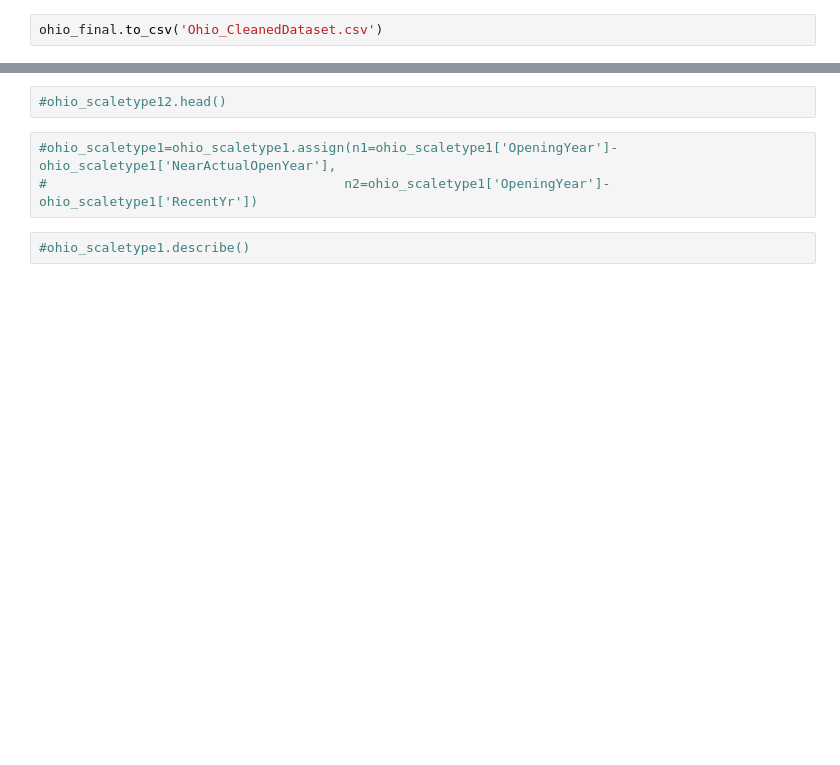
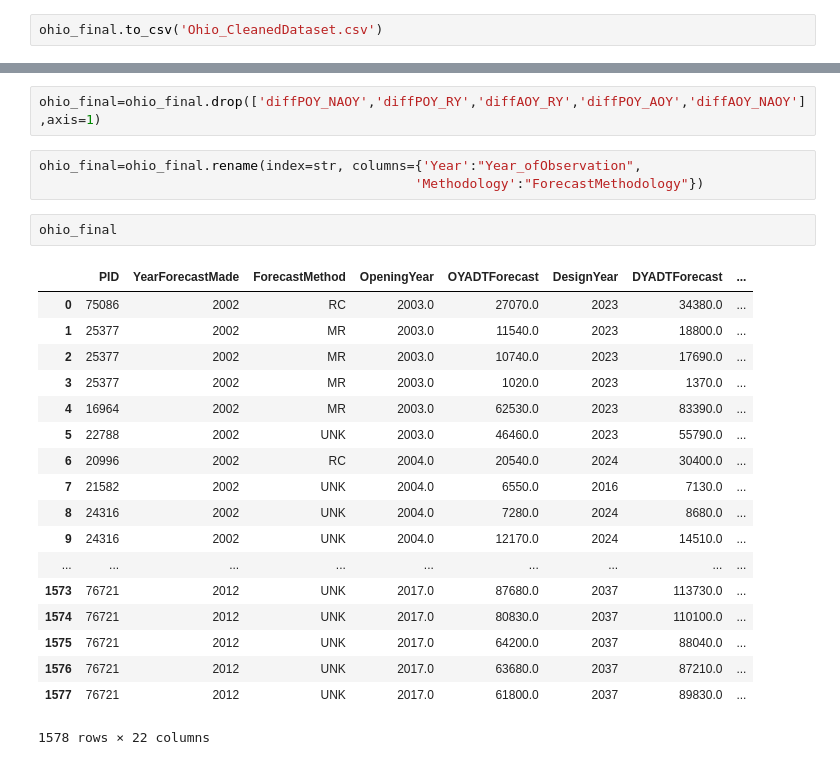
Before and after one commit to jawadmhoque/accuracy-assessment, a Jupyter notebook: Ohio Dataset Cleanup.ipynb, the cells around one changed output, grey strips where cells are left out. Saved outputs shown, nothing was run; the diff lists cells and outputs as text; blank space fills up the shorter version.

Commit message:
Cleaning Up
Cleaned up Ohio and Florida Dataset notebooks. Created new file for the final assessment.

```diff
--- a/Ohio Dataset Cleanup.ipynb
+++ b/Ohio Dataset Cleanup.ipynb
@@ -994,7 +639,26 @@ compare ActualOpeningYear with RecentYr (diff1) and NearActualOpenYear(diff2).
-# %%
-#ohio_scaletype12.head()
-# %%
-#ohio_scaletype1=ohio_scaletype1.assign(n1=ohio_scaletype1['OpeningYear']-ohio_scaletype1['NearActualOpenYear'],
-#                                      n2=ohio_scaletype1['OpeningYear']-ohio_scaletype1['RecentYr'])
-# %%
-#ohio_scaletype1.describe()
+# %%
+ohio_final=ohio_final.drop(['diffPOY_NAOY','diffPOY_RY','diffAOY_RY','diffPOY_AOY','diffAOY_NAOY'],axis=1)
+# %%
+ohio_final=ohio_final.rename(index=str, columns={'Year':"Year_ofObservation",
+                                                'Methodology':"ForecastMethodology"})
+# %%
+ohio_final
+# %% [output]
+|  | PID | YearForecastMade | ForecastMethod | OpeningYear | OYADTForecast | DesignYear | DYADTForecast | ... |
+| 0 | 75086 | 2002 | RC | 2003.0 | 27070.0 | 2023 | 34380.0 | ... |
+| 1 | 25377 | 2002 | MR | 2003.0 | 11540.0 | 2023 | 18800.0 | ... |
+| 2 | 25377 | 2002 | MR | 2003.0 | 10740.0 | 2023 | 17690.0 | ... |
+| 3 | 25377 | 2002 | MR | 2003.0 | 1020.0 | 2023 | 1370.0 | ... |
+| 4 | 16964 | 2002 | MR | 2003.0 | 62530.0 | 2023 | 83390.0 | ... |
+| 5 | 22788 | 2002 | UNK | 2003.0 | 46460.0 | 2023 | 55790.0 | ... |
+| 6 | 20996 | 2002 | RC | 2004.0 | 20540.0 | 2024 | 30400.0 | ... |
+| 7 | 21582 | 2002 | UNK | 2004.0 | 6550.0 | 2016 | 7130.0 | ... |
+| 8 | 24316 | 2002 | UNK | 2004.0 | 7280.0 | 2024 | 8680.0 | ... |
+| 9 | 24316 | 2002 | UNK | 2004.0 | 12170.0 | 2024 | 14510.0 | ... |
+| ... | ... | ... | ... | ... | ... | ... | ... | ... |
+| 1573 | 76721 | 2012 | UNK | 2017.0 | 87680.0 | 2037 | 113730.0 | ... |
+| 1574 | 76721 | 2012 | UNK | 2017.0 | 80830.0 | 2037 | 110100.0 | ... |
+| 1575 | 76721 | 2012 | UNK | 2017.0 | 64200.0 | 2037 | 88040.0 | ... |
+| 1576 | 76721 | 2012 | UNK | 2017.0 | 63680.0 | 2037 | 87210.0 | ... |
+| 1577 | 76721 | 2012 | UNK | 2017.0 | 61800.0 | 2037 | 89830.0 | ... |
+1578 rows × 22 columns
```
Also changed, not shown: parts of 37 cells of this notebook, 3 other files.
